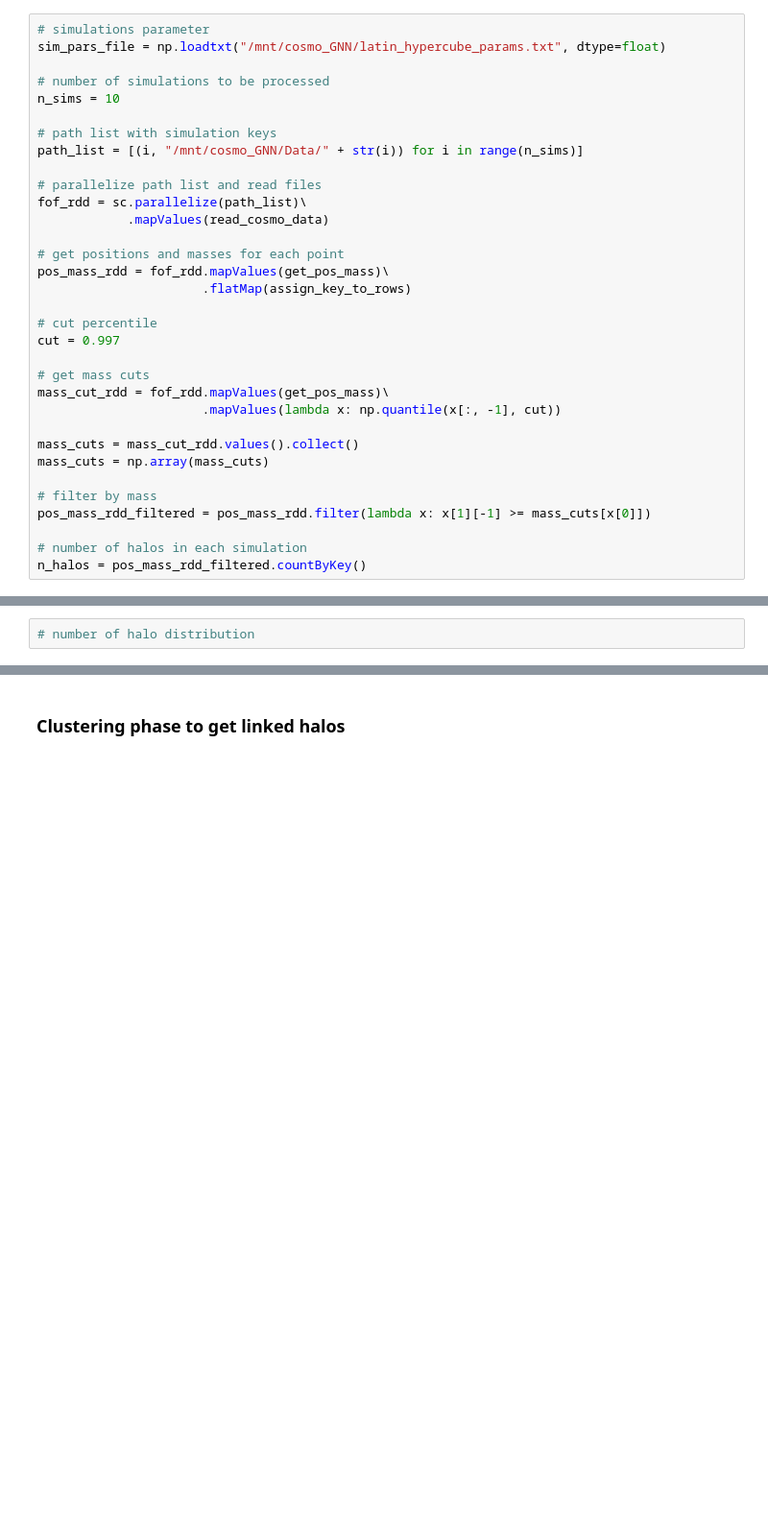
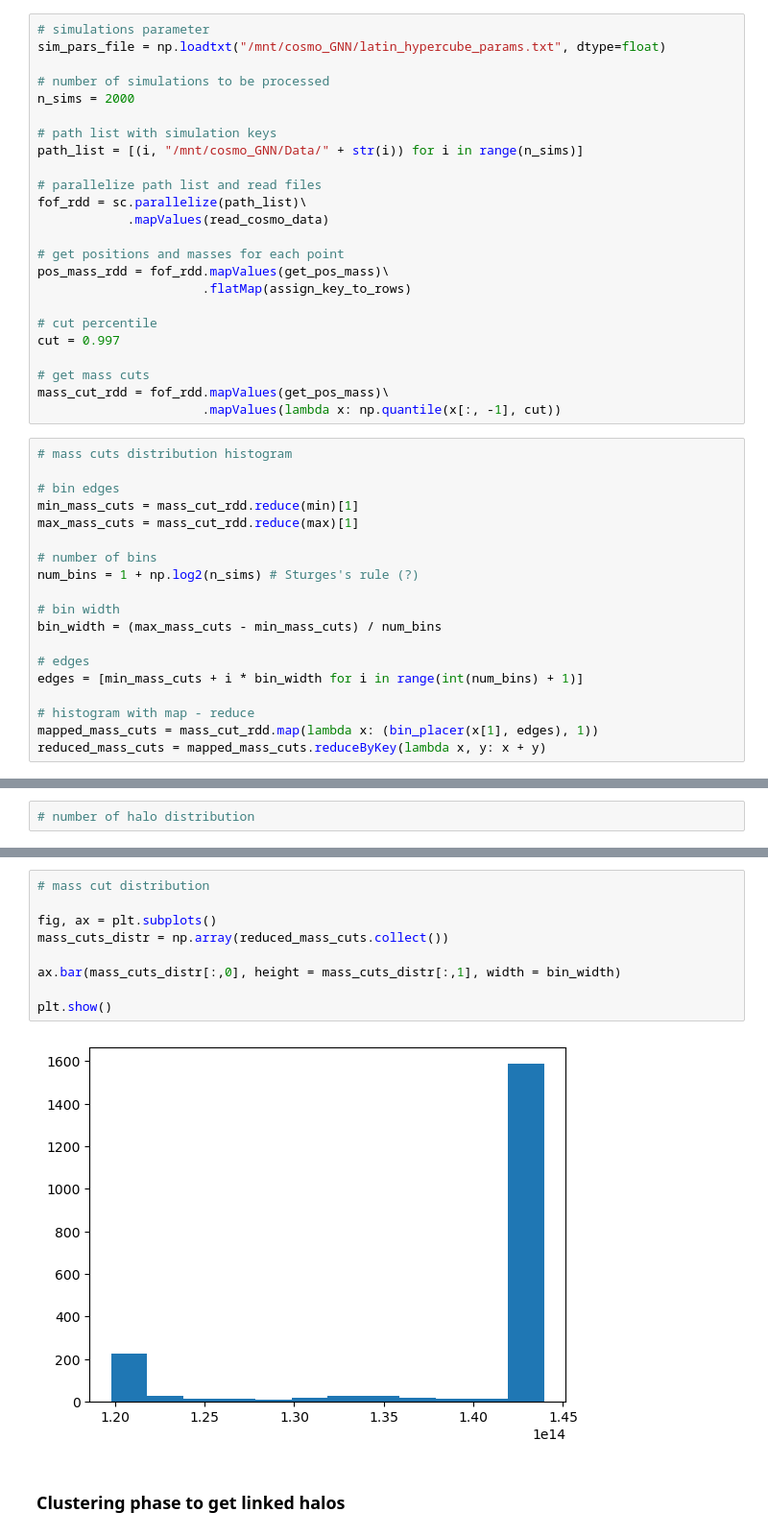
Before and after one commit to LauraRavagnani/Distributed-graph, a Jupyter notebook: distr_multiple_graphs.ipynb, the cells around one changed output, grey strips where cells are left out. Shown at 96% size. Cells and saved outputs as stored; diff of their text form; blank space fills up the shorter version.

Commit message:
adding histogram to be checked

```diff
--- a/distr_multiple_graphs.ipynb
+++ b/distr_multiple_graphs.ipynb
@@ -126,7 +130,7 @@ def create_graph(rdd):
 sim_pars_file = np.loadtxt("/mnt/cosmo_GNN/latin_hypercube_params.txt", dtype=float)
 
 # number of simulations to be processed
-n_sims = 10
+n_sims = 2000
 
 # path list with simulation keys
 path_list = [(i, "/mnt/cosmo_GNN/Data/" + str(i)) for i in range(n_sims)]
@@ -145,12 +149,22 @@ cut = 0.997
 # get mass cuts
 mass_cut_rdd = fof_rdd.mapValues(get_pos_mass)\
                       .mapValues(lambda x: np.quantile(x[:, -1], cut))
-
-mass_cuts = mass_cut_rdd.values().collect()
-mass_cuts = np.array(mass_cuts)
-
-# filter by mass
-pos_mass_rdd_filtered = pos_mass_rdd.filter(lambda x: x[1][-1] >= mass_cuts[x[0]])
-
-# number of halos in each simulation
-n_halos = pos_mass_rdd_filtered.countByKey()
+# %%
+# mass cuts distribution histogram
+
+# bin edges
+min_mass_cuts = mass_cut_rdd.reduce(min)[1]
+max_mass_cuts = mass_cut_rdd.reduce(max)[1]
+
+# number of bins
+num_bins = 1 + np.log2(n_sims) # Sturges's rule (?)
+
+# bin width
+bin_width = (max_mass_cuts - min_mass_cuts) / num_bins
+
+# edges
+edges = [min_mass_cuts + i * bin_width for i in range(int(num_bins) + 1)]
+
+# histogram with map - reduce
+mapped_mass_cuts = mass_cut_rdd.map(lambda x: (bin_placer(x[1], edges), 1))
+reduced_mass_cuts = mapped_mass_cuts.reduceByKey(lambda x, y: x + y)
@@ -180,3 +207,14 @@ defaultdict(int,
+# %%
+# mass cut distribution
+
+fig, ax = plt.subplots()
+mass_cuts_distr = np.array(reduced_mass_cuts.collect())
+
+ax.bar(mass_cuts_distr[:,0], height = mass_cuts_distr[:,1], width = bin_width)
+
+plt.show()
+# %% [output]
+[figure, added]
 # %% [markdown]
 ### Clustering phase to get linked halos
 # %%
```
Also changed, not shown: parts of 10 cells of this notebook.
